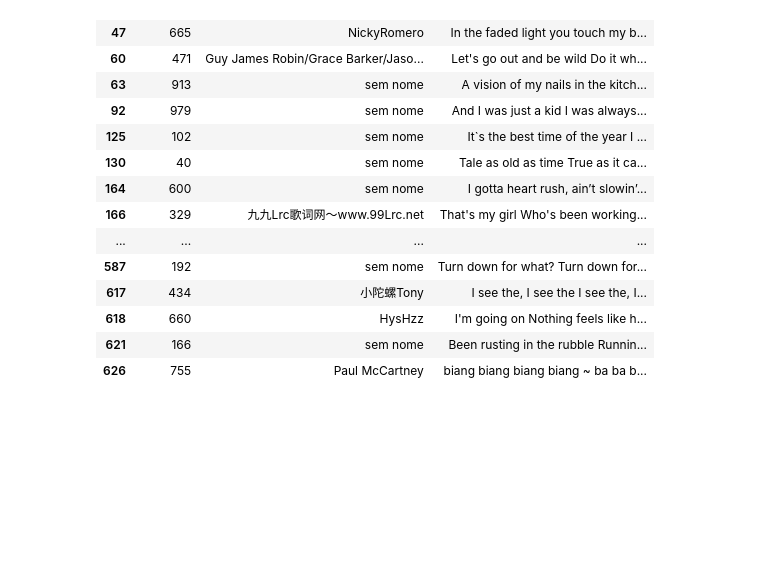
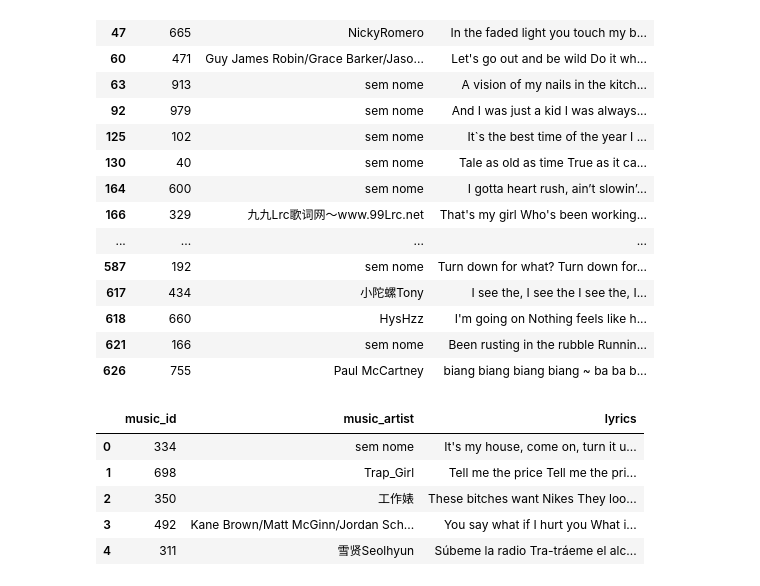
Before and after one commit to AngeloMendes/mer-music-emotion-recognition, a Jupyter notebook: notebook/1-build-dataset.ipynb, the cells around one changed output. Saved outputs shown, nothing was run; the diff lists cells and outputs as text; code cells hidden in the pictures; blank space fills up the shorter version.

```diff
--- a/notebook/1-build-dataset.ipynb
+++ b/notebook/1-build-dataset.ipynb
@@ -76,3 +77,12 @@ df[(df.lyrics.str.len()<=1000)]
 | 626 | 755 | Paul McCartney | biang biang biang biang ~ ba ba b... |
 # %%
 df.to_csv("../data/processed/lyrics.csv")
+# %%
+df.head()
+# %% [output]
+|  | music_id | music_artist | lyrics |
+| 0 | 334 | sem nome | It's my house, come on, turn it u... |
+| 1 | 698 | Trap_Girl | Tell me the price Tell me the pri... |
+| 2 | 350 | 工作婊 | These bitches want Nikes They loo... |
+| 3 | 492 | Kane Brown/Matt McGinn/Jordan Sch... | You say what if I hurt you What i... |
+| 4 | 311 | 雪贤Seolhyun | Súbeme la radio Tra-tráeme el alc... |
```
Also changed, not shown: parts of 15 cells of this notebook.
